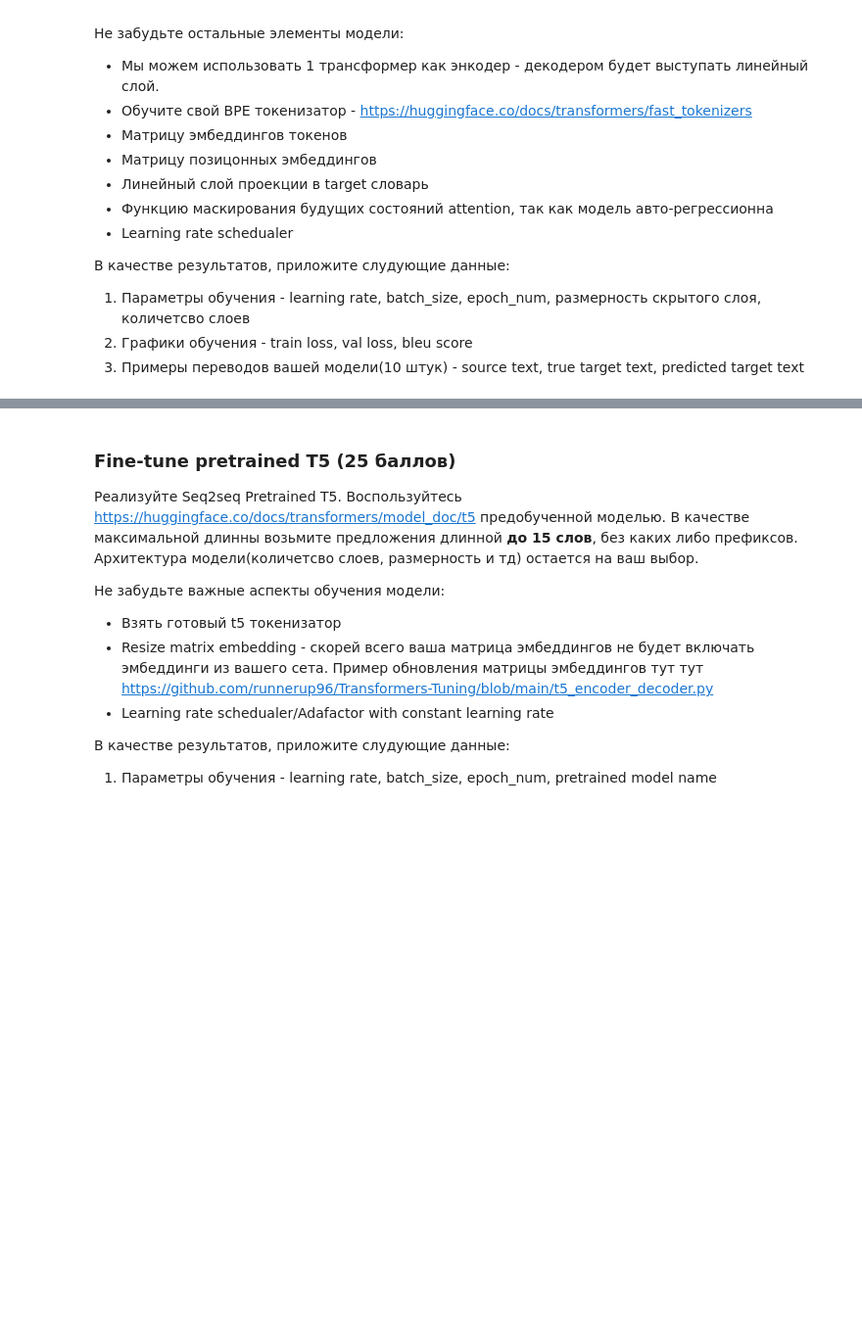
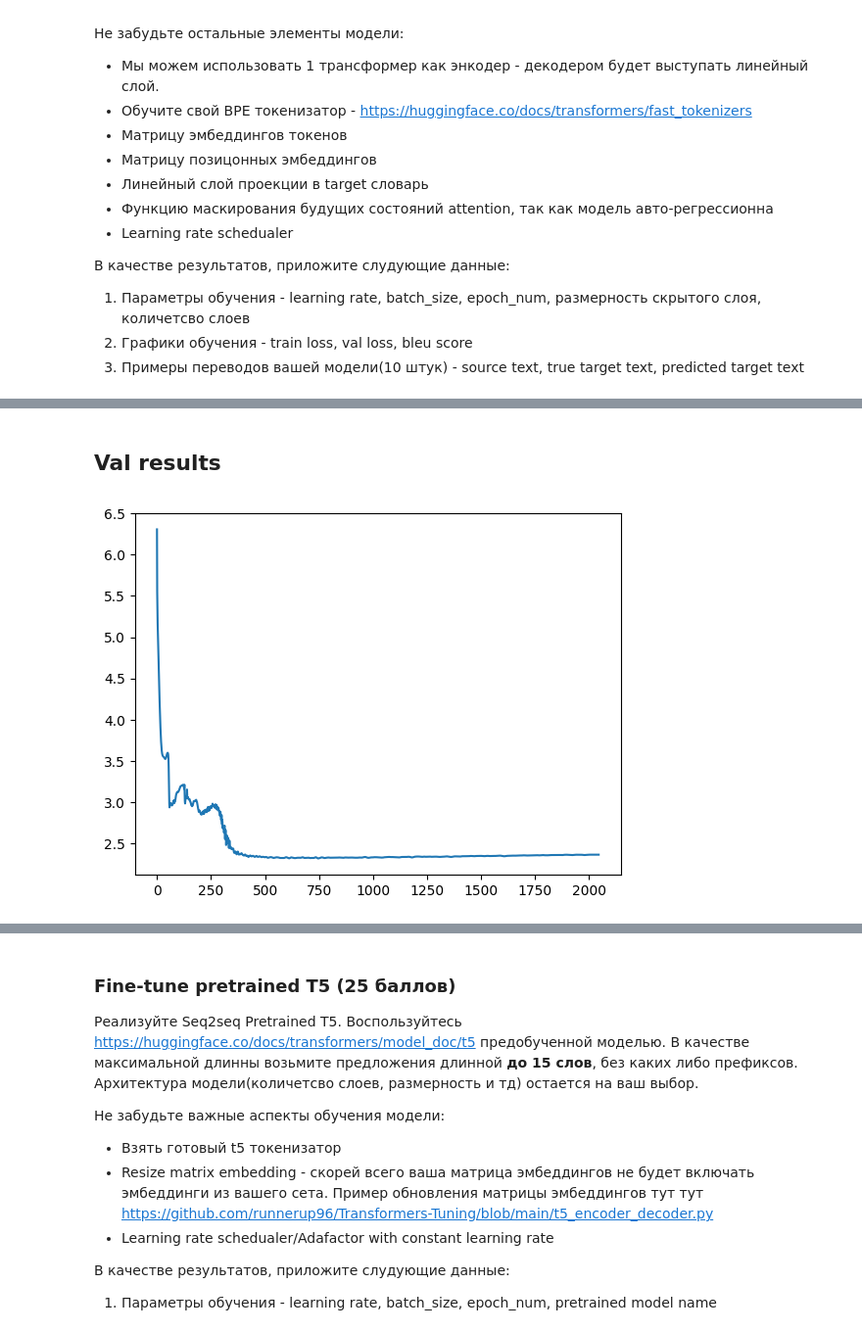
Before and after one commit to Fakazuma/HW3, a Jupyter notebook: Transfomers training.ipynb, the cells around one changed output, grey strips where cells are left out. Shown at 98% size. Saved outputs shown, nothing was run; the diff lists cells and outputs as text; code cells hidden in the pictures; blank space fills up the shorter version.

```diff
--- a/Transfomers training.ipynb
+++ b/Transfomers training.ipynb
@@ -50,0 +88,6 @@ epoch_num =
+# %% [markdown]
+## Val results
+# %%
+plt.plot(steps, val_loss);
+# %% [output]
+[figure, added]
```
Also changed, not shown: parts of 13 cells of this notebook, 10 other files.
